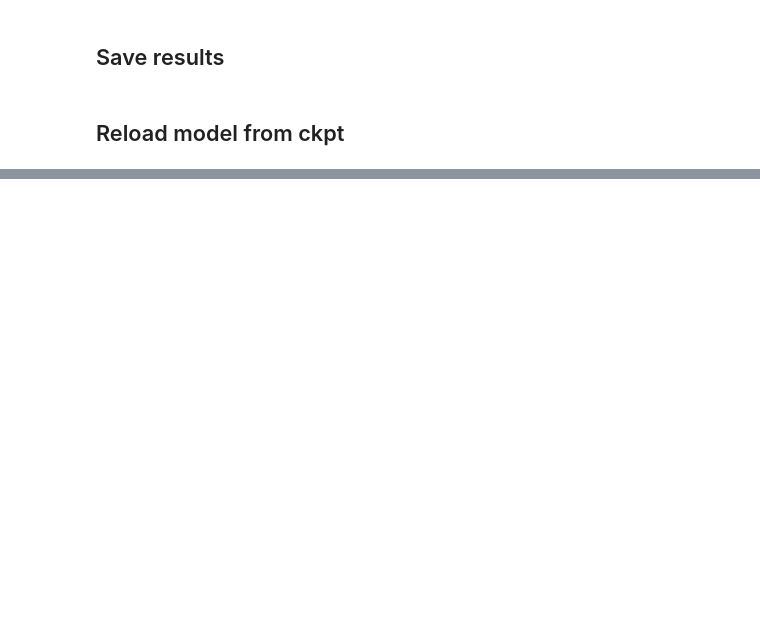
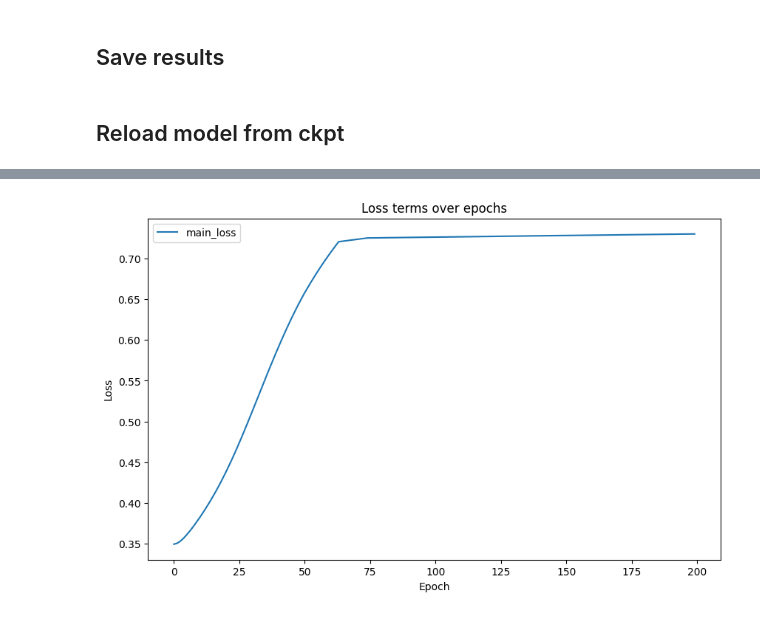
Before and after one commit to enric-bazz/tangramlit_dev, a Jupyter notebook: Notebooks/tangramlit_trainval.ipynb, the cells around one changed output, grey strips where cells are left out. Drawn from its saved outputs; the diff is of its cells as text; code cells hidden in the pictures; blank space fills up the shorter version.

```diff
--- a/Notebooks/tangramlit_trainval.ipynb
+++ b/Notebooks/tangramlit_trainval.ipynb
@@ -241,0 +375,5 @@ model_reload = ML.load_from_checkpoint(ckpt)
+# %%
+# Plot main loss
+tgl.plot_loss_term(adata_map=ad_map_filt, loss_key="main_loss", lambda_scale=False)
+# %% [output]
+[figure, added]
```
Also changed, not shown: parts of 31 cells of this notebook.
